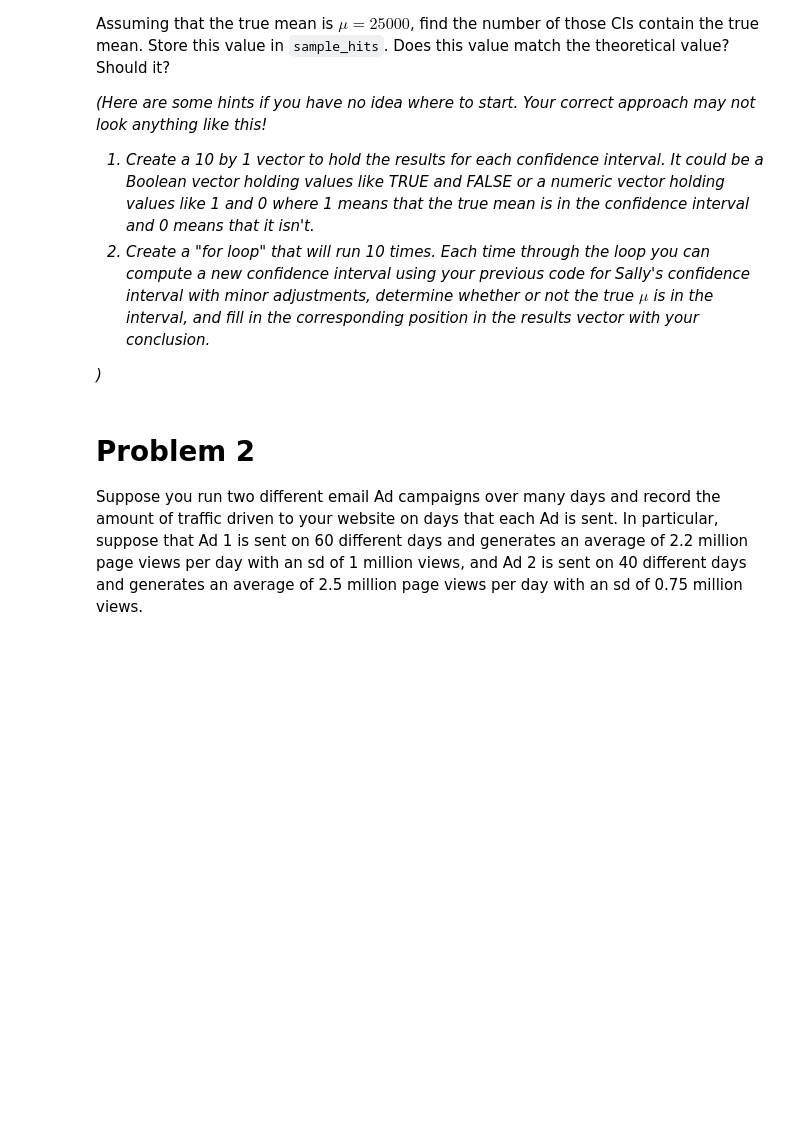
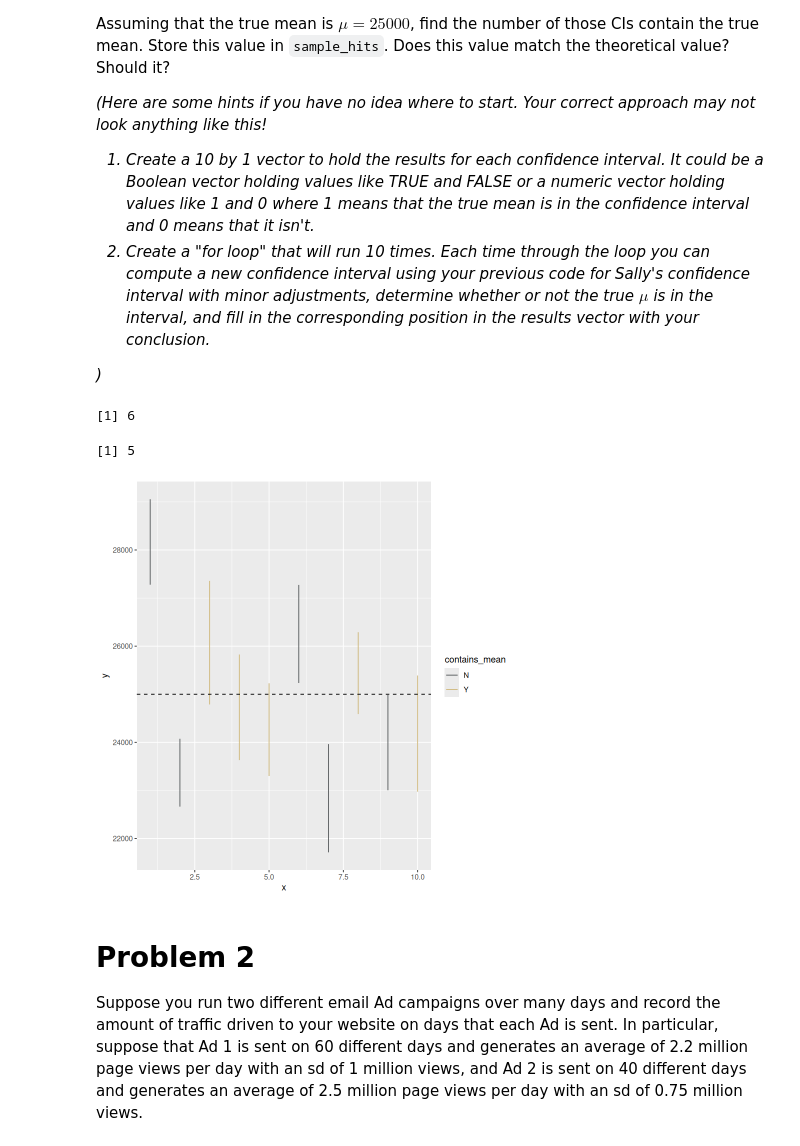
Before and after one commit to gareytwin1/statistical-estimation, a Jupyter notebook: Module4/M4_final_autograded.ipynb, the cells around one changed output. Saved outputs shown, nothing was run; the diff lists cells and outputs as text; code cells hidden in the pictures; blank space fills up the shorter version.

```diff
--- a/Module4/M4_final_autograded.ipynb
+++ b/Module4/M4_final_autograded.ipynb
@@ -42,3 +73,18 @@ upper.bound = NA
 
 # Do your computations here and then redefine lower.bound and upper.bound for the autograder
 # your code here
+data.sally = data.buffalo$V1
+
+n = length(data.sally)
+xbar = mean(data.sally)
+s2 = var(data.sally)
+s = sqrt(s2)
+
+zcrit = qnorm(0.95)
+se = s/sqrt(n)
+
+lower.bound = xbar - zcrit*se
+upper.bound = xbar + zcrit*se
+
+lower.bound
+upper.bound
@@ -99,25 +131,76 @@ true_mean = 25000
+# %%
+# Placeholders for answers
+data.buffalo = read.table("buffalo.csv",sep=",")
+
+theoretical_hits = NA
+sample_hits = NA
+
+CI_level = 0.6
+true_mean = 25000
+
+# your code here
+contains_true = logical(ncol(data.buffalo))
+
+zcrit = qnorm((1 + CI_level) / 2)
+for (i in 1:ncol(data.buffalo)) {
+    sample = data.buffalo[,i]
+    n = length(sample)
+    xbar = mean(sample)
+    s2 = var(sample)
+    s = sqrt(s2)
+    se = s/sqrt(n)
+    lower.bound = xbar - zcrit*se
+    upper.bound = xbar + zcrit*se
+    contains_true[i] = (lower.bound <= true_mean) & (true_mean <= upper.bound)
+}
+
+sample_hits = sum(contains_true)
+theoretical_hits = round(CI_level * ncol(data.buffalo))
+theoretical_hits
+sample_hits
+# %% [output]
+[1] 6
+[1] 5
 # %%
 # Hidden Test Cell
 # %%
 # Run this cell for a cool visualization of the confidence intervals.
 # Don't worry about understanding the code!
 # This cell is not being graded.
 
+# First, let's create the CIs matrix that the visualization expects
 CIs_to_plot = 10
+CIs = matrix(0, nrow = 10, ncol = 2)
+
+# Recalculate the confidence intervals and store them in the CIs matrix
+zcrit = qnorm((1 + CI_level) / 2)
+for (i in 1:10) {
+    sample = data.buffalo[,i]
+    n = length(sample)
+    xbar = mean(sample)
+    s2 = var(sample)
+    s = sqrt(s2)
+    se = s/sqrt(n)
+    CIs[i, 1] = xbar - zcrit*se  # lower bound
+    CIs[i, 2] = xbar + zcrit*se  # upper bound
+}
+
 g = ggplot()
 
 segment_data = data.frame(
     x = seq(1, CIs_to_plot),
     xend = seq(1, CIs_to_plot),
     y = CIs[1:10, 1],
     yend = CIs[1:10, 2],
-    contains_mean = ifelse(contains_true_mean[1:10], "Y", "N")
+    contains_mean = ifelse(contains_true[1:10], "Y", "N")
 )
 group.colors = c(Y="#CFB87C", N="#565A5C")
 
 g + geom_segment(data=segment_data, aes(x=x, y=y, xend=xend, yend=yend, color=contains_mean)) +
     scale_color_manual(values=group.colors) +
     geom_hline(yintercept=true_mean, linetype="dashed", color="black")
+# %% [output]
+[figure, added]
 # %% [markdown]
 # Problem 2
 
```
Also changed, not shown: parts of 9 cells of this notebook.
